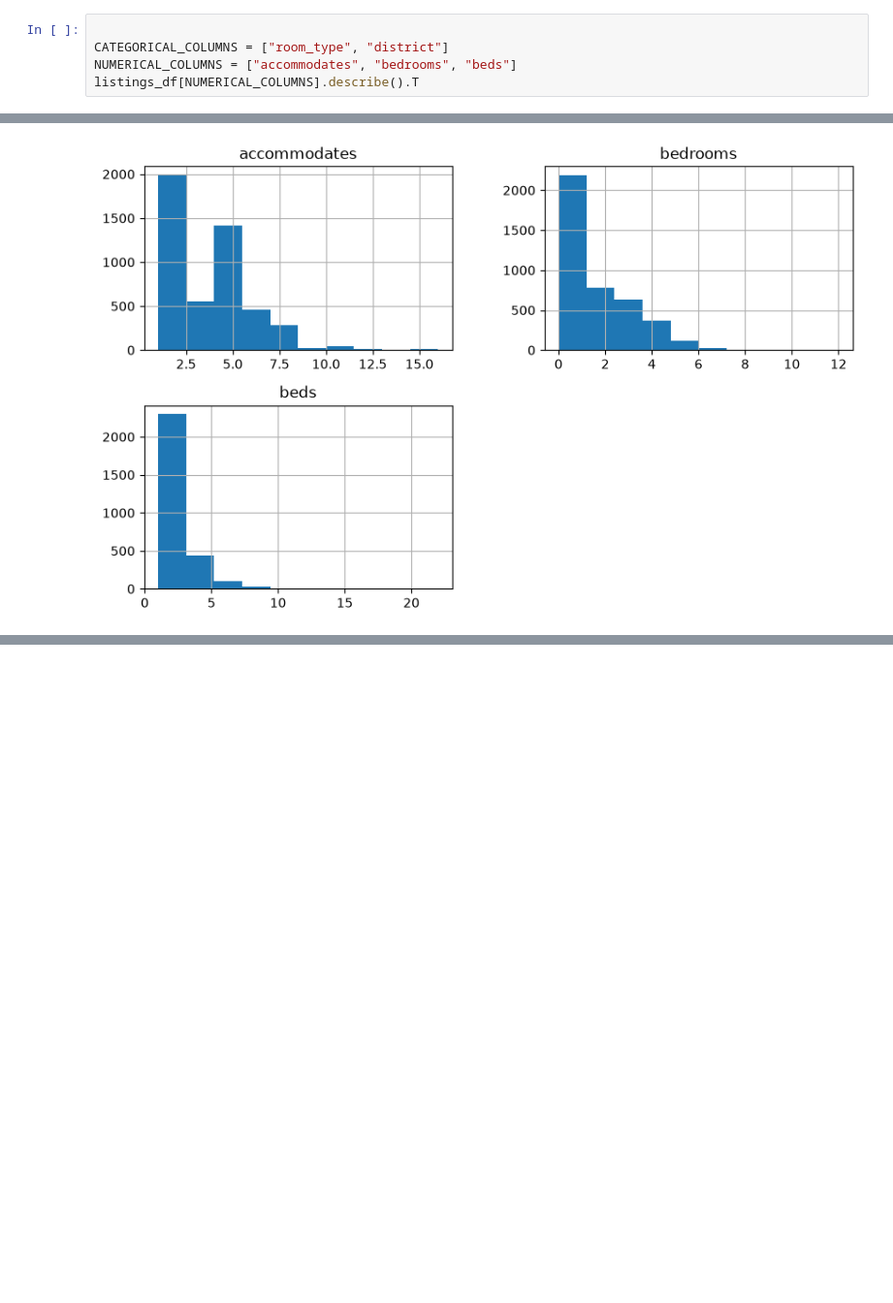
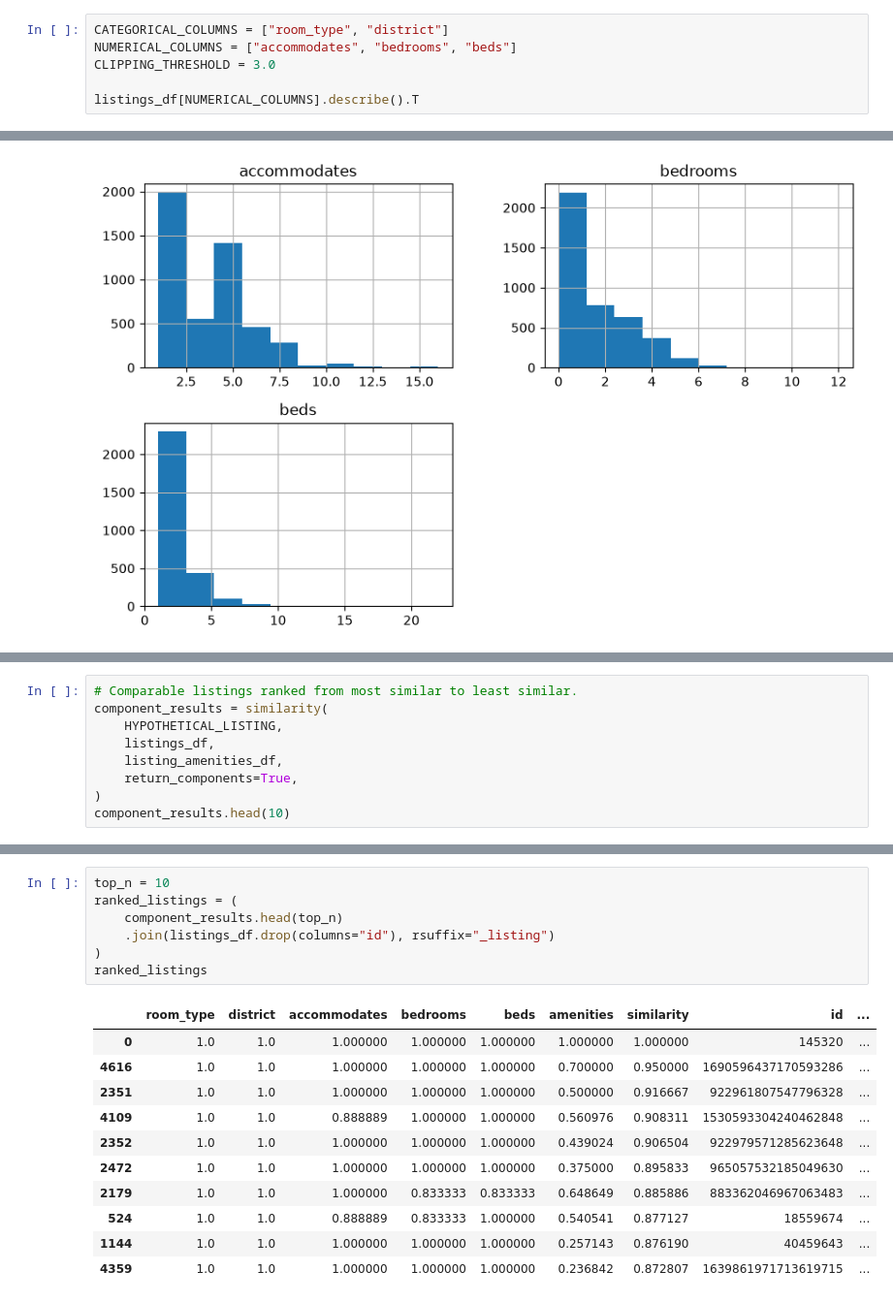
Before and after one commit to Petterluring/4dt911-vis-project-research, a Jupyter notebook: notebooks/experimentations/comparable_listings.ipynb, the cells around one changed output, grey strips where cells are left out. Shown at 97% size. Drawn from its saved outputs; the diff is of its cells as text; blank space fills up the shorter version.

Commit message:
Finished comparable listings experimentation

```diff
--- a/notebooks/experimentations/comparable_listings.ipynb
+++ b/notebooks/experimentations/comparable_listings.ipynb
@@ -68,7 +74,8 @@ To address this, we will use a form of **robust scaling** based on the Interquar
 # %%
-
 CATEGORICAL_COLUMNS = ["room_type", "district"]
 NUMERICAL_COLUMNS = ["accommodates", "bedrooms", "beds"]
+CLIPPING_THRESHOLD = 3.0
+
 listings_df[NUMERICAL_COLUMNS].describe().T
 # %% [output]
 |  | count | mean | std | min | 25% | 50% | 75% | max |
@@ -211,0 +253,9 @@ listing_amenities_df
+# %%
+# Comparable listings ranked from most similar to least similar.
+component_results = similarity(
+    HYPOTHETICAL_LISTING,
+    listings_df,
+    listing_amenities_df,
+    return_components=True,
+)
+component_results.head(10)
@@ -211,0 +278,19 @@ listing_amenities_df
+# %%
+top_n = 10
+ranked_listings = (
+    component_results.head(top_n)
+    .join(listings_df.drop(columns="id"), rsuffix="_listing")
+)
+ranked_listings
+# %% [output]
+|  | room_type | district | accommodates | bedrooms | beds | amenities | similarity | id | ... |
+| 0 | 1.0 | 1.0 | 1.000000 | 1.000000 | 1.000000 | 1.000000 | 1.000000 | 145320 | ... |
+| 4616 | 1.0 | 1.0 | 1.000000 | 1.000000 | 1.000000 | 0.700000 | 0.950000 | 1690596437170593286 | ... |
+| 2351 | 1.0 | 1.0 | 1.000000 | 1.000000 | 1.000000 | 0.500000 | 0.916667 | 922961807547796328 | ... |
+| 4109 | 1.0 | 1.0 | 0.888889 | 1.000000 | 1.000000 | 0.560976 | 0.908311 | 1530593304240462848 | ... |
+| 2352 | 1.0 | 1.0 | 1.000000 | 1.000000 | 1.000000 | 0.439024 | 0.906504 | 922979571285623648 | ... |
+| 2472 | 1.0 | 1.0 | 1.000000 | 1.000000 | 1.000000 | 0.375000 | 0.895833 | 965057532185049630 | ... |
+| 2179 | 1.0 | 1.0 | 1.000000 | 0.833333 | 0.833333 | 0.648649 | 0.885886 | 883362046967063483 | ... |
+| 524 | 1.0 | 1.0 | 0.888889 | 0.833333 | 1.000000 | 0.540541 | 0.877127 | 18559674 | ... |
+| 1144 | 1.0 | 1.0 | 1.000000 | 1.000000 | 1.000000 | 0.257143 | 0.876190 | 40459643 | ... |
+| 4359 | 1.0 | 1.0 | 1.000000 | 1.000000 | 1.000000 | 0.236842 | 0.872807 | 1639861971713619715 | ... |
```
Also changed, not shown: parts of 21 cells of this notebook.
